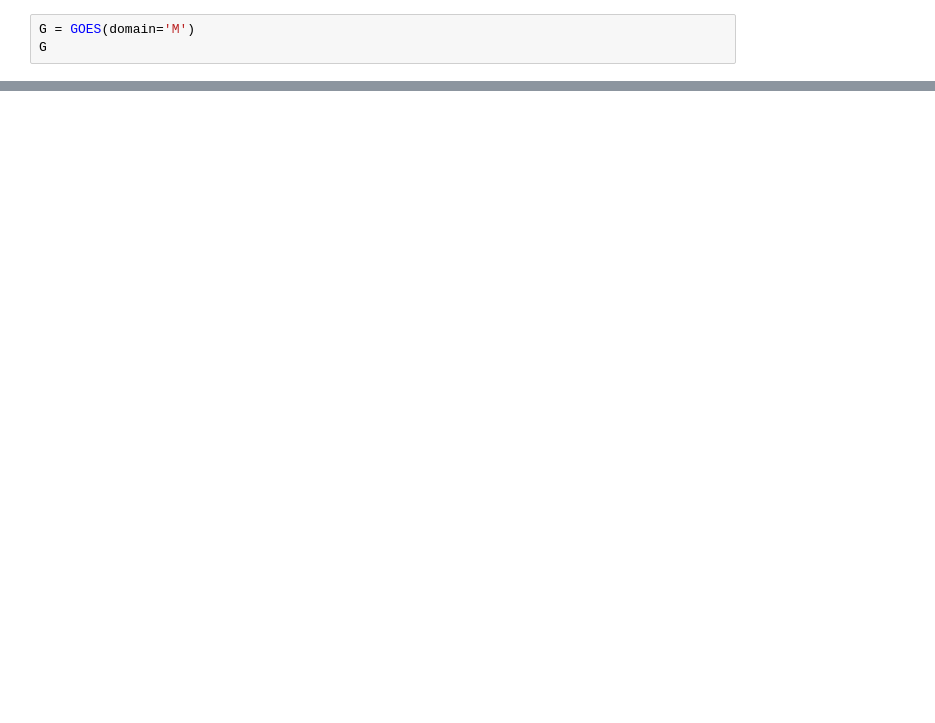
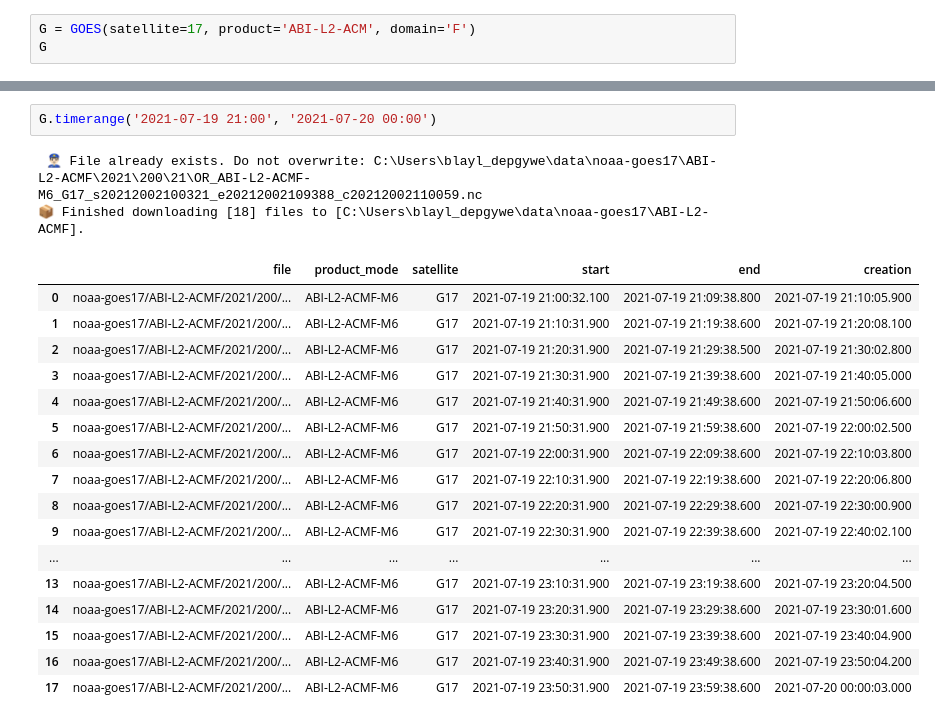
Before and after one commit to blaylockbk/goes2go, a Jupyter notebook: goes2go/working_on_new_GOES_class.ipynb, the cells around one changed output, grey strips where cells are left out. Saved outputs shown, nothing was run; the diff lists cells and outputs as text; blank space fills up the shorter version.

```diff
--- a/goes2go/working_on_new_GOES_class.ipynb
+++ b/goes2go/working_on_new_GOES_class.ipynb
@@ -175,4 +3,4 @@ class GOES:
 # %%
-G = GOES(domain='M')
+G = GOES(satellite=17, product='ABI-L2-ACM', domain='F')
 G
 # %% [output]
@@ -219,0 +39,22 @@ G.goes_timerange(recent='1H', return_as='filelist')
+# %%
+G.timerange('2021-07-19 21:00', '2021-07-20 00:00')
+# %% [output]
+ 👮🏻‍♂️ File already exists. Do not overwrite: C:\Users\blayl_depgywe\data\noaa-goes17\ABI-L2-ACMF\2021\200\21\OR_ABI-L2-ACMF-M6_G17_s20212002100321_e20212002109388_c20212002110059.nc
+📦 Finished downloading [18] files to [C:\Users\blayl_depgywe\data\noaa-goes17\ABI-L2-ACMF].
+|  | file | product_mode | satellite | start | end | creation |
+| 0 | noaa-goes17/ABI-L2-ACMF/2021/200/... | ABI-L2-ACMF-M6 | G17 | 2021-07-19 21:00:32.100 | 2021-07-19 21:09:38.800 | 2021-07-19 21:10:05.900 |
+| 1 | noaa-goes17/ABI-L2-ACMF/2021/200/... | ABI-L2-ACMF-M6 | G17 | 2021-07-19 21:10:31.900 | 2021-07-19 21:19:38.600 | 2021-07-19 21:20:08.100 |
+| 2 | noaa-goes17/ABI-L2-ACMF/2021/200/... | ABI-L2-ACMF-M6 | G17 | 2021-07-19 21:20:31.900 | 2021-07-19 21:29:38.500 | 2021-07-19 21:30:02.800 |
+| 3 | noaa-goes17/ABI-L2-ACMF/2021/200/... | ABI-L2-ACMF-M6 | G17 | 2021-07-19 21:30:31.900 | 2021-07-19 21:39:38.600 | 2021-07-19 21:40:05.000 |
+| 4 | noaa-goes17/ABI-L2-ACMF/2021/200/... | ABI-L2-ACMF-M6 | G17 | 2021-07-19 21:40:31.900 | 2021-07-19 21:49:38.600 | 2021-07-19 21:50:06.600 |
+| 5 | noaa-goes17/ABI-L2-ACMF/2021/200/... | ABI-L2-ACMF-M6 | G17 | 2021-07-19 21:50:31.900 | 2021-07-19 21:59:38.600 | 2021-07-19 22:00:02.500 |
+| 6 | noaa-goes17/ABI-L2-ACMF/2021/200/... | ABI-L2-ACMF-M6 | G17 | 2021-07-19 22:00:31.900 | 2021-07-19 22:09:38.600 | 2021-07-19 22:10:03.800 |
+| 7 | noaa-goes17/ABI-L2-ACMF/2021/200/... | ABI-L2-ACMF-M6 | G17 | 2021-07-19 22:10:31.900 | 2021-07-19 22:19:38.600 | 2021-07-19 22:20:06.800 |
+| 8 | noaa-goes17/ABI-L2-ACMF/2021/200/... | ABI-L2-ACMF-M6 | G17 | 2021-07-19 22:20:31.900 | 2021-07-19 22:29:38.600 | 2021-07-19 22:30:00.900 |
+| 9 | noaa-goes17/ABI-L2-ACMF/2021/200/... | ABI-L2-ACMF-M6 | G17 | 2021-07-19 22:30:31.900 | 2021-07-19 22:39:38.600 | 2021-07-19 22:40:02.100 |
+| ... | ... | ... | ... | ... | ... | ... |
+| 13 | noaa-goes17/ABI-L2-ACMF/2021/200/... | ABI-L2-ACMF-M6 | G17 | 2021-07-19 23:10:31.900 | 2021-07-19 23:19:38.600 | 2021-07-19 23:20:04.500 |
+| 14 | noaa-goes17/ABI-L2-ACMF/2021/200/... | ABI-L2-ACMF-M6 | G17 | 2021-07-19 23:20:31.900 | 2021-07-19 23:29:38.600 | 2021-07-19 23:30:01.600 |
+| 15 | noaa-goes17/ABI-L2-ACMF/2021/200/... | ABI-L2-ACMF-M6 | G17 | 2021-07-19 23:30:31.900 | 2021-07-19 23:39:38.600 | 2021-07-19 23:40:04.900 |
+| 16 | noaa-goes17/ABI-L2-ACMF/2021/200/... | ABI-L2-ACMF-M6 | G17 | 2021-07-19 23:40:31.900 | 2021-07-19 23:49:38.600 | 2021-07-19 23:50:04.200 |
+| 17 | noaa-goes17/ABI-L2-ACMF/2021/200/... | ABI-L2-ACMF-M6 | G17 | 2021-07-19 23:50:31.900 | 2021-07-19 23:59:38.600 | 2021-07-20 00:00:03.000 |
```
Also changed, not shown: parts of 10 cells of this notebook, 3 other files.
